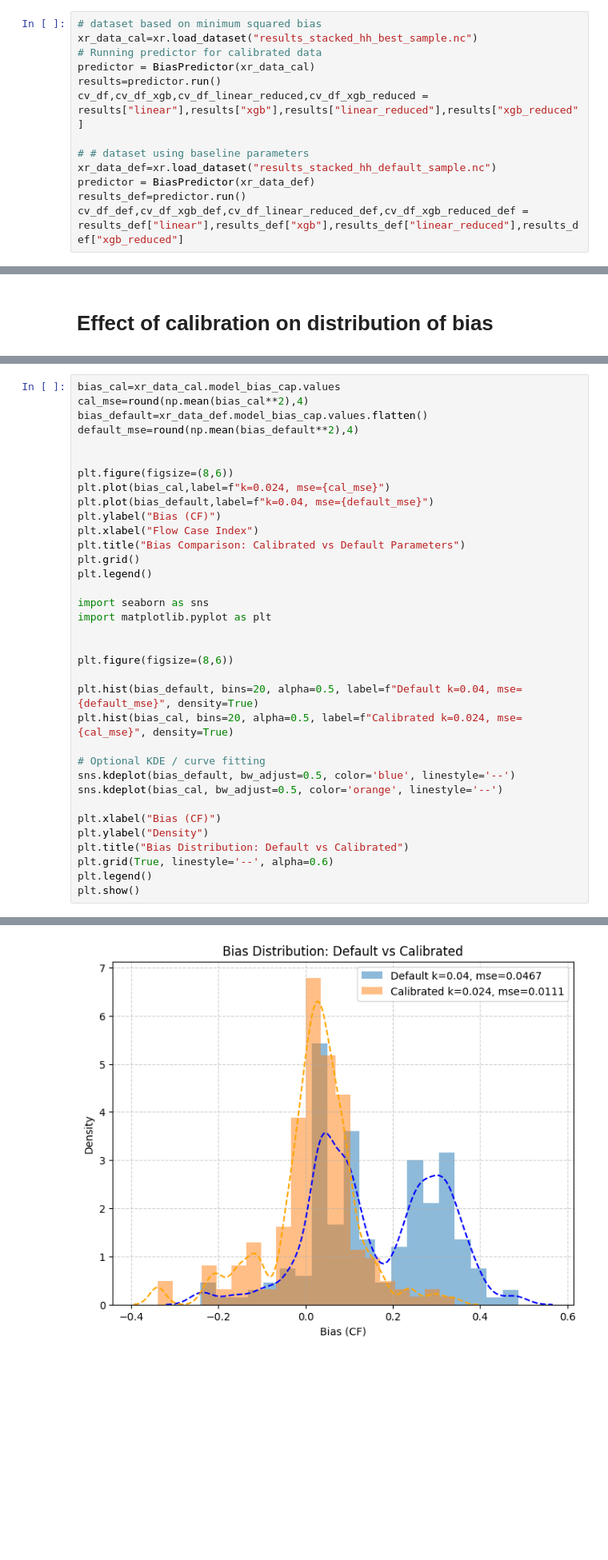
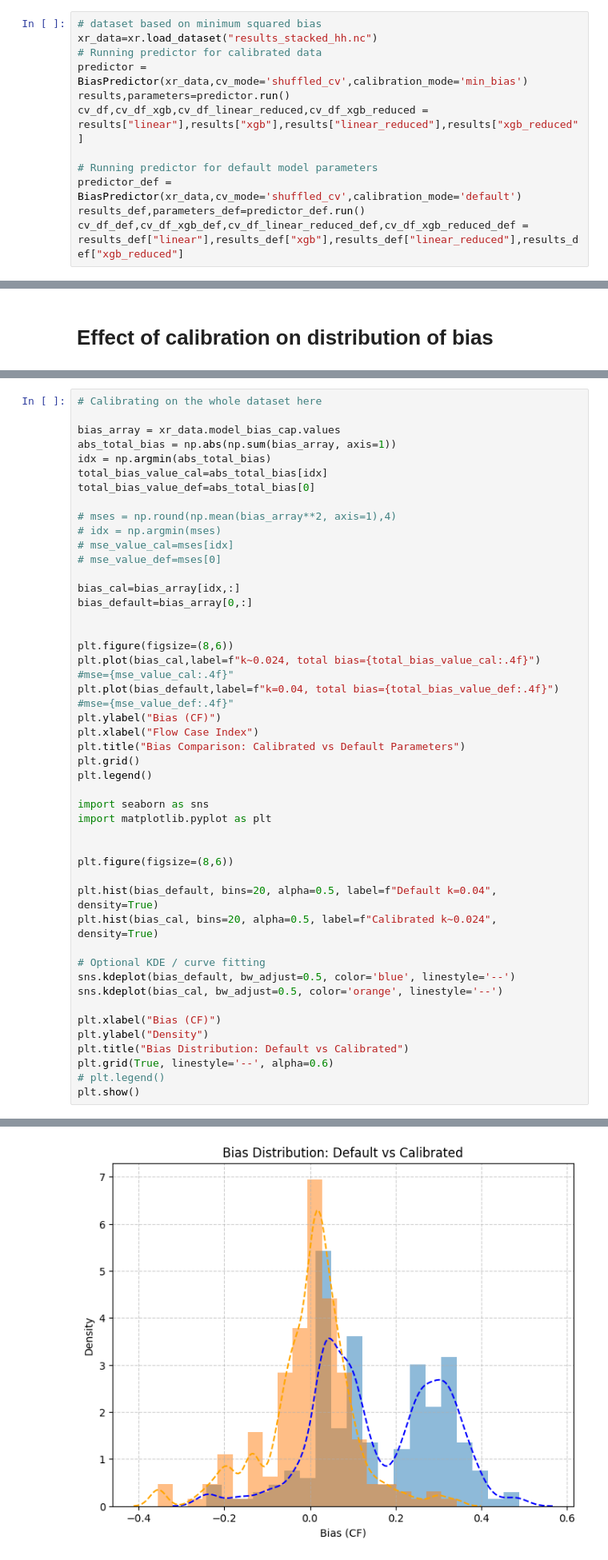
Before and after one commit to EUFLOW/WIFA_UQ, a Jupyter notebook: model_error_database/analysis.ipynb, the cells around one changed output, grey strips where cells are left out. Shown: that part at 80% size. Cells and saved outputs as stored; diff of their text form; blank space fills up the shorter version.

```diff
--- a/model_error_database/analysis.ipynb
+++ b/model_error_database/analysis.ipynb
@@ -8,16 +8,15 @@ from matplotlib.patches import Patch
 # Running bias predictor using the best sample and default samples from database
 # %%
 # dataset based on minimum squared bias
-xr_data_cal=xr.load_dataset("results_stacked_hh_best_sample.nc")
+xr_data=xr.load_dataset("results_stacked_hh.nc")
 # Running predictor for calibrated data
-predictor = BiasPredictor(xr_data_cal)
-results=predictor.run()
+predictor = BiasPredictor(xr_data,cv_mode='shuffled_cv',calibration_mode='min_bias')
+results,parameters=predictor.run()
 cv_df,cv_df_xgb,cv_df_linear_reduced,cv_df_xgb_reduced = results["linear"],results["xgb"],results["linear_reduced"],results["xgb_reduced"]
 
-# # dataset using baseline parameters
-xr_data_def=xr.load_dataset("results_stacked_hh_default_sample.nc")
-predictor = BiasPredictor(xr_data_def)
-results_def=predictor.run()
+# Running predictor for default model parameters
+predictor_def = BiasPredictor(xr_data,cv_mode='shuffled_cv',calibration_mode='default')
+results_def,parameters_def=predictor_def.run()
 cv_df_def,cv_df_xgb_def,cv_df_linear_reduced_def,cv_df_xgb_reduced_def = results_def["linear"],results_def["xgb"],results_def["linear_reduced"],results_def["xgb_reduced"]
 # %% [output]
 Preprocessing the data...
@@ -123,13 +149,24 @@ plt.show()
 # %%
-bias_cal=xr_data_cal.model_bias_cap.values
-cal_mse=round(np.mean(bias_cal**2),4)
-bias_default=xr_data_def.model_bias_cap.values.flatten()
-default_mse=round(np.mean(bias_default**2),4)
+# Calibrating on the whole dataset here
+
+bias_array = xr_data.model_bias_cap.values
+abs_total_bias = np.abs(np.sum(bias_array, axis=1))
+idx = np.argmin(abs_total_bias)
+total_bias_value_cal=abs_total_bias[idx]
+total_bias_value_def=abs_total_bias[0]
+
+# mses = np.round(np.mean(bias_array**2, axis=1),4)
+# idx = np.argmin(mses)
+# mse_value_cal=mses[idx]
+# mse_value_def=mses[0]
+
+bias_cal=bias_array[idx,:]
+bias_default=bias_array[0,:]
 
 
 plt.figure(figsize=(8,6))
-plt.plot(bias_cal,label=f"k=0.024, mse={cal_mse}")
-plt.plot(bias_default,label=f"k=0.04, mse={default_mse}")
+plt.plot(bias_cal,label=f"k~0.024, total bias={total_bias_value_cal:.4f}")  #mse={mse_value_cal:.4f}"
+plt.plot(bias_default,label=f"k=0.04, total bias={total_bias_value_def:.4f}") #mse={mse_value_def:.4f}"
 plt.ylabel("Bias (CF)")
 plt.xlabel("Flow Case Index")
 plt.title("Bias Comparison: Calibrated vs Default Parameters")
@@ -142,8 +179,8 @@ import matplotlib.pyplot as plt
 
 plt.figure(figsize=(8,6))
 
-plt.hist(bias_default, bins=20, alpha=0.5, label=f"Default k=0.04, mse={default_mse}", density=True)
-plt.hist(bias_cal, bins=20, alpha=0.5, label=f"Calibrated k=0.024, mse={cal_mse}", density=True)
+plt.hist(bias_default, bins=20, alpha=0.5, label=f"Default k=0.04", density=True)
+plt.hist(bias_cal, bins=20, alpha=0.5, label=f"Calibrated k~0.024", density=True)
 
 # Optional KDE / curve fitting
 sns.kdeplot(bias_default, bw_adjust=0.5, color='blue', linestyle='--')
@@ -153,6 +190,6 @@ plt.xlabel("Bias (CF)")
 plt.ylabel("Density")
 plt.title("Bias Distribution: Default vs Calibrated")
 plt.grid(True, linestyle='--', alpha=0.6)
-plt.legend()
+# plt.legend()
 plt.show()
 # %% [output]
@@ -160 +197 @@ plt.show()
-[figure, old version]
+[figure, new version]
```
Also changed, not shown: parts of 8 cells of this notebook, 12 other files.
